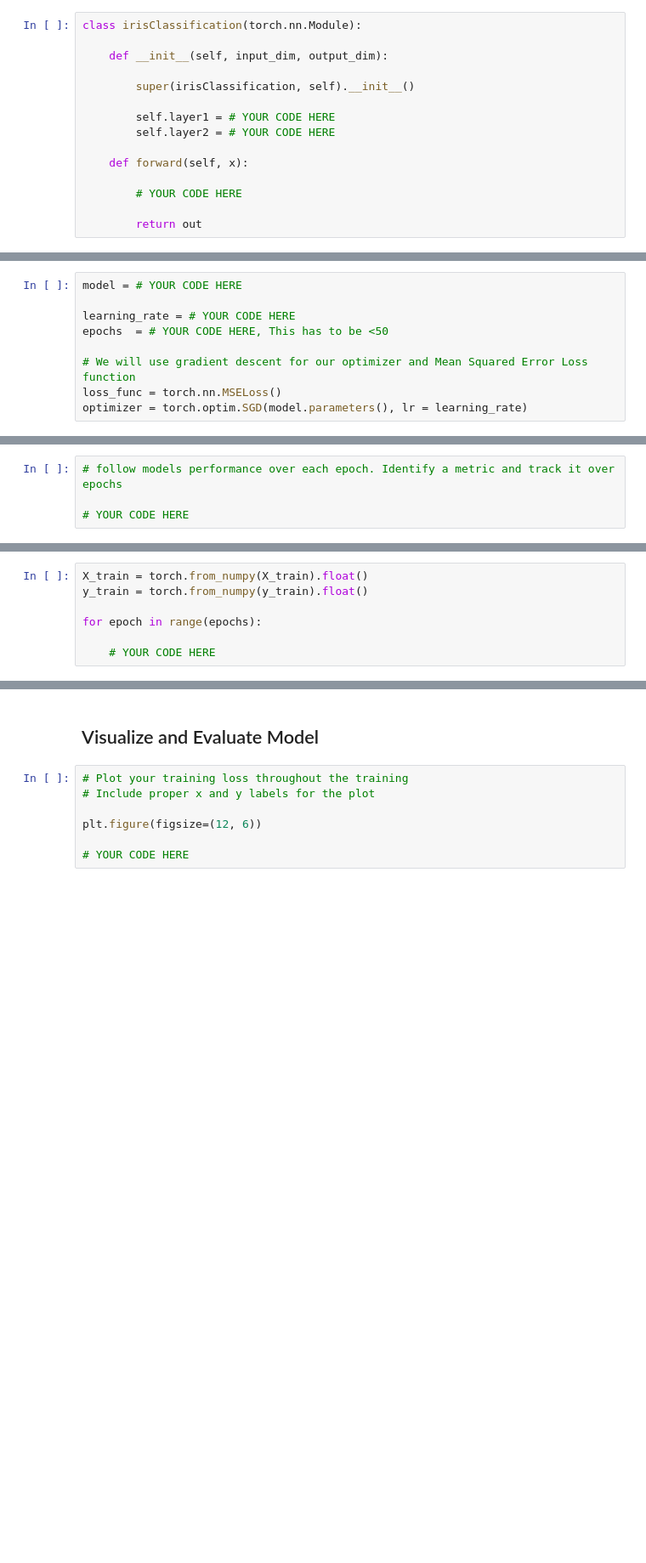
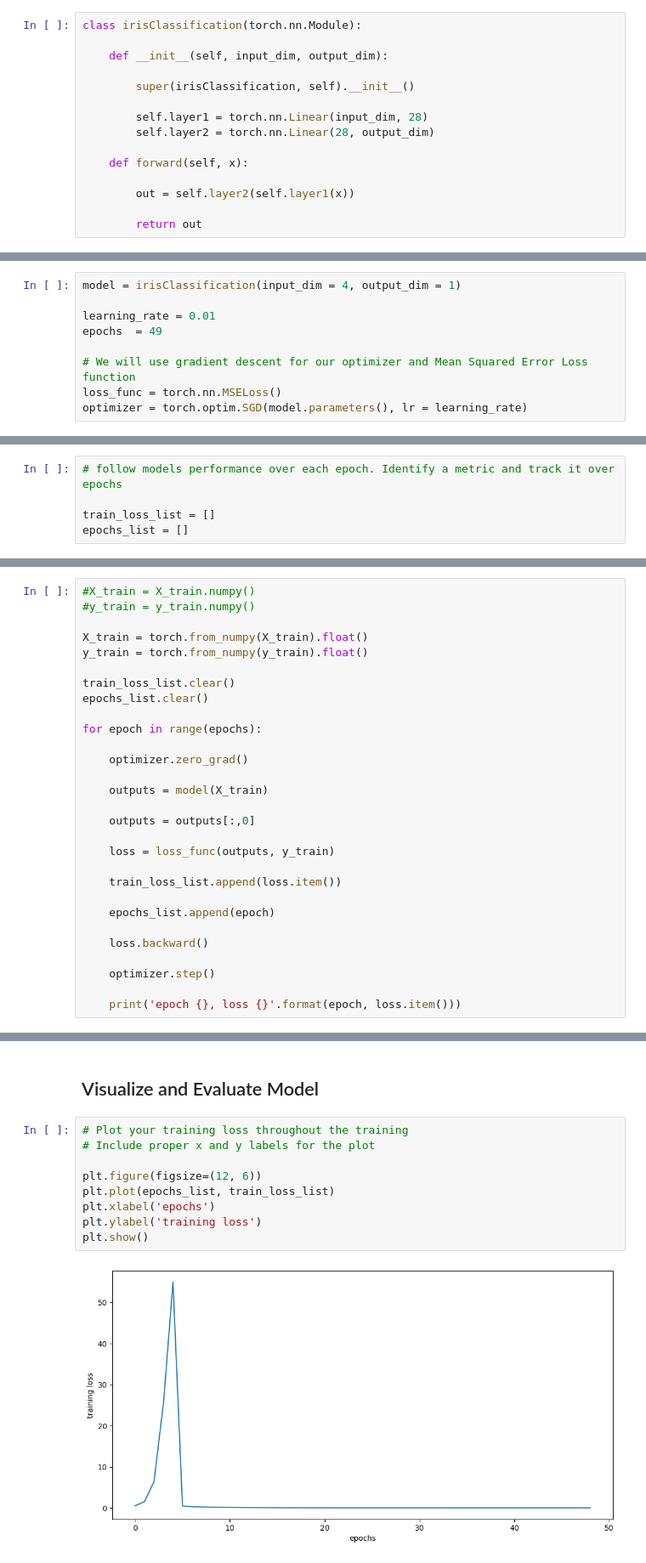
Before and after one commit to ahad-notes/phys417-ahad, a Jupyter notebook: lab 2/lab 2 ahad.ipynb, the cells around one changed output, grey strips where cells are left out. Shown at 85% size. Saved outputs shown, nothing was run; the diff lists cells and outputs as text; blank space fills up the shorter version.

```diff
--- a/lab 2/lab 2 ahad.ipynb
+++ b/lab 2/lab 2 ahad.ipynb
@@ -91,21 +110,21 @@ class irisClassification(torch.nn.Module):
 
         super(irisClassification, self).__init__()
 
-        self.layer1 = # YOUR CODE HERE
-        self.layer2 = # YOUR CODE HERE
+        self.layer1 = torch.nn.Linear(input_dim, 28)
+        self.layer2 = torch.nn.Linear(28, output_dim)
 
     def forward(self, x):
 
-        # YOUR CODE HERE
+        out = self.layer2(self.layer1(x))
 
         return out
 # %% [markdown]
 ## Define Hyperparameters
 # %%
-model = # YOUR CODE HERE
+model = irisClassification(input_dim = 4, output_dim = 1)
 
-learning_rate = # YOUR CODE HERE
-epochs  = # YOUR CODE HERE, This has to be <50
+learning_rate = 0.01
+epochs  = 49
 
 # We will use gradient descent for our optimizer and Mean Squared Error Loss function
 loss_func = torch.nn.MSELoss()
@@ -115,13 +134,36 @@ optimizer = torch.optim.SGD(model.parameters(), lr = learning_rate)
 # %%
 # follow models performance over each epoch. Identify a metric and track it over epochs
 
-# YOUR CODE HERE
+train_loss_list = []
+epochs_list = []
 # %% [markdown]
 ## Train Model
 # %%
+#X_train = X_train.numpy()
+#y_train = y_train.numpy()
+
 X_train = torch.from_numpy(X_train).float()
 y_train = torch.from_numpy(y_train).float()
 
+train_loss_list.clear()
+epochs_list.clear()
+
 for epoch in range(epochs):
 
-    # YOUR CODE HERE
+    optimizer.zero_grad()
+
+    outputs = model(X_train)
+
+    outputs = outputs[:,0]
+
+    loss = loss_func(outputs, y_train)
+
+    train_loss_list.append(loss.item())
+
+    epochs_list.append(epoch)
+
+    loss.backward()
+
+    optimizer.step()
+
+    print('epoch {}, loss {}'.format(epoch, loss.item()))
@@ -130,10 +190,14 @@ for epoch in range(epochs):
 # %%
 # Plot your training loss throughout the training
 # Include proper x and y labels for the plot
 
 plt.figure(figsize=(12, 6))
-
-# YOUR CODE HERE
+plt.plot(epochs_list, train_loss_list)
+plt.xlabel('epochs')
+plt.ylabel('training loss')
+plt.show()
+# %% [output]
+[figure, added]
 # %%
 # Confirm that your model's training accuracy is >90%
 
```
Also changed, not shown: parts of 9 cells of this notebook.
